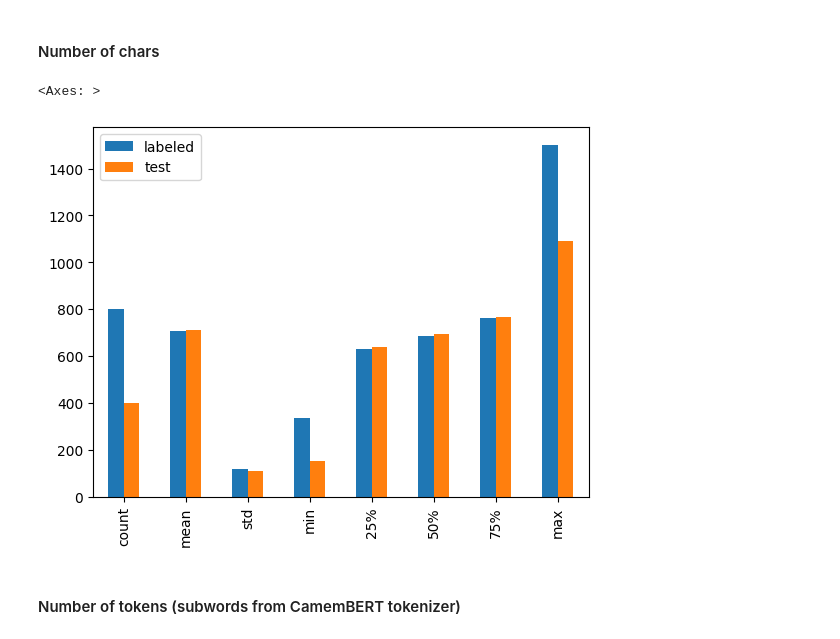
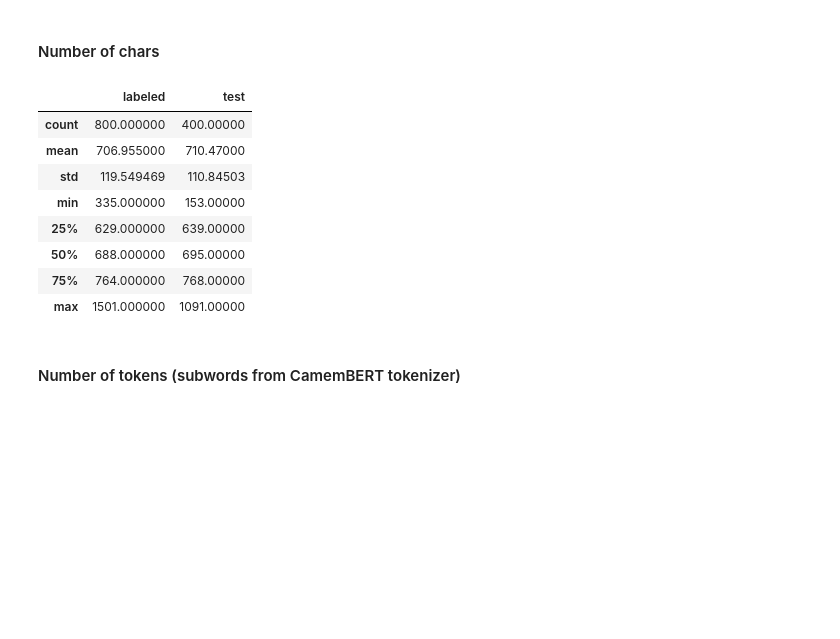
Before and after one commit to lengocluyen/relation_extraction_textmine25, a Jupyter notebook: defi_textmine_2025/eda.ipynb, the cells around one changed output. Drawn from its saved outputs; the diff is of its cells as text; code cells hidden in the pictures; blank space fills up the shorter version.

Commit message:
#6 display original text lenght distribution in a table to have exact values

```diff
--- a/defi_textmine_2025/eda.ipynb
+++ b/defi_textmine_2025/eda.ipynb
@@ -953,16 +953,23 @@ labeled_clean_df[labeled_raw_df.relations.str.contains("HAS_LATITUDE")]
 # %%
 pd.DataFrame(
     {
         set_name: df.text.apply(len).describe()
         for set_name, df in zip(
             ["labeled", "test"],
             [labeled_clean_df, test_clean_df],
         )
     }
-).plot.bar()
+)#.plot.bar()
 # %% [output]
-<Axes: >
-[figure, removed]
+|  | labeled | test |
+| count | 800.000000 | 400.00000 |
+| mean | 706.955000 | 710.47000 |
+| std | 119.549469 | 110.84503 |
+| min | 335.000000 | 153.00000 |
+| 25% | 629.000000 | 639.00000 |
+| 50% | 688.000000 | 695.00000 |
+| 75% | 764.000000 | 768.00000 |
+| max | 1501.000000 | 1091.00000 |
 # %% [markdown]
 #### Number of tokens (subwords from CamemBERT tokenizer)
 # %%
```
Also changed, not shown: parts of 1 cell of this notebook.
